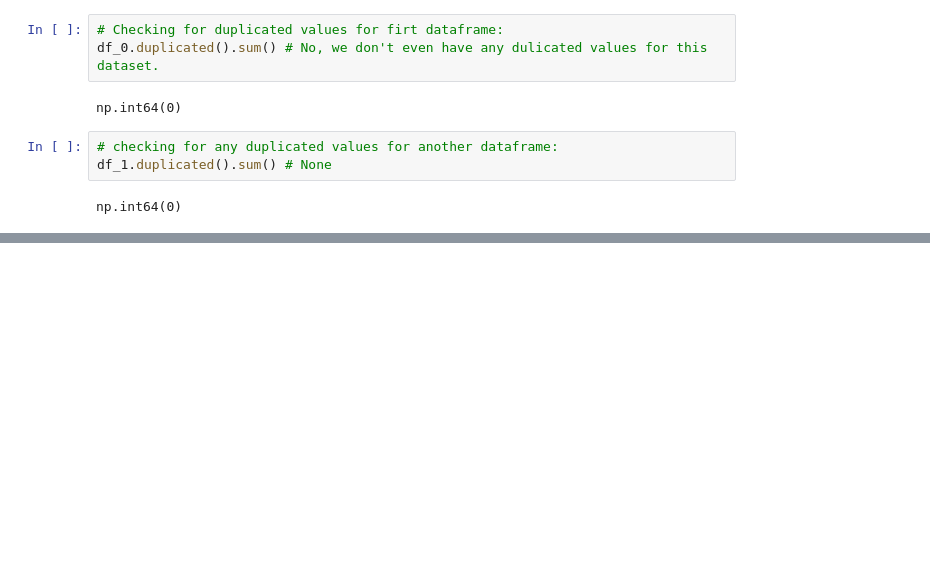
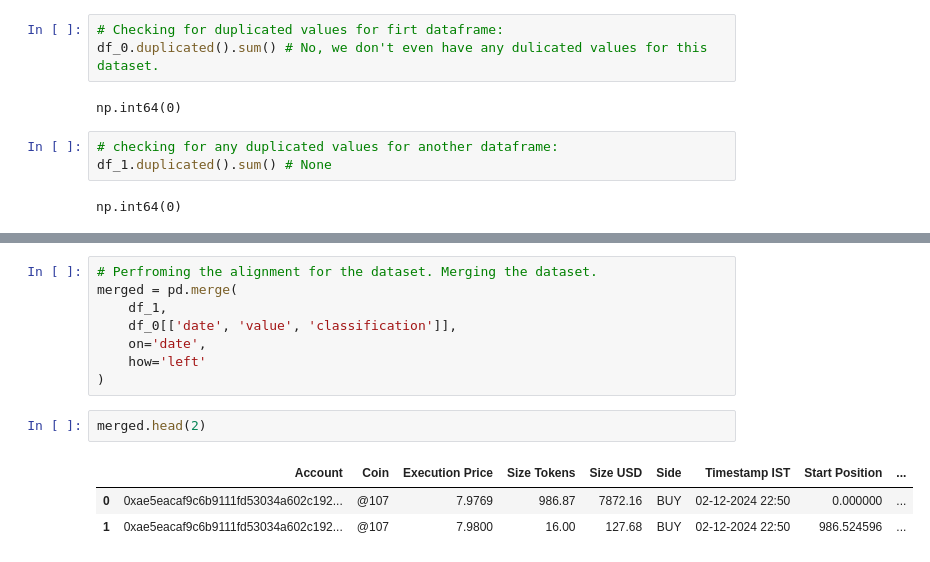
Before and after one commit to Nikhil09052007/TRADER_SEMTIMENT_ANALYSIS, a Jupyter notebook: analysis.ipynb, the cells around one changed output, grey strips where cells are left out. Drawn from its saved outputs; the diff is of its cells as text; blank space fills up the shorter version.

```diff
--- a/analysis.ipynb
+++ b/analysis.ipynb
@@ -187,0 +223,14 @@ np.int64(0)
+# %%
+# Perfroming the alignment for the dataset. Merging the dataset.
+merged = pd.merge(
+    df_1,
+    df_0[['date', 'value', 'classification']],
+    on='date',
+    how='left'
+)
+# %%
+merged.head(2)
+# %% [output]
+|  | Account | Coin | Execution Price | Size Tokens | Size USD | Side | Timestamp IST | Start Position | ... |
+| 0 | 0xae5eacaf9c6b9111fd53034a602c192... | @107 | 7.9769 | 986.87 | 7872.16 | BUY | 02-12-2024 22:50 | 0.000000 | ... |
+| 1 | 0xae5eacaf9c6b9111fd53034a602c192... | @107 | 7.9800 | 16.00 | 127.68 | BUY | 02-12-2024 22:50 | 986.524596 | ... |
```
Also changed, not shown: parts of 22 cells of this notebook.
